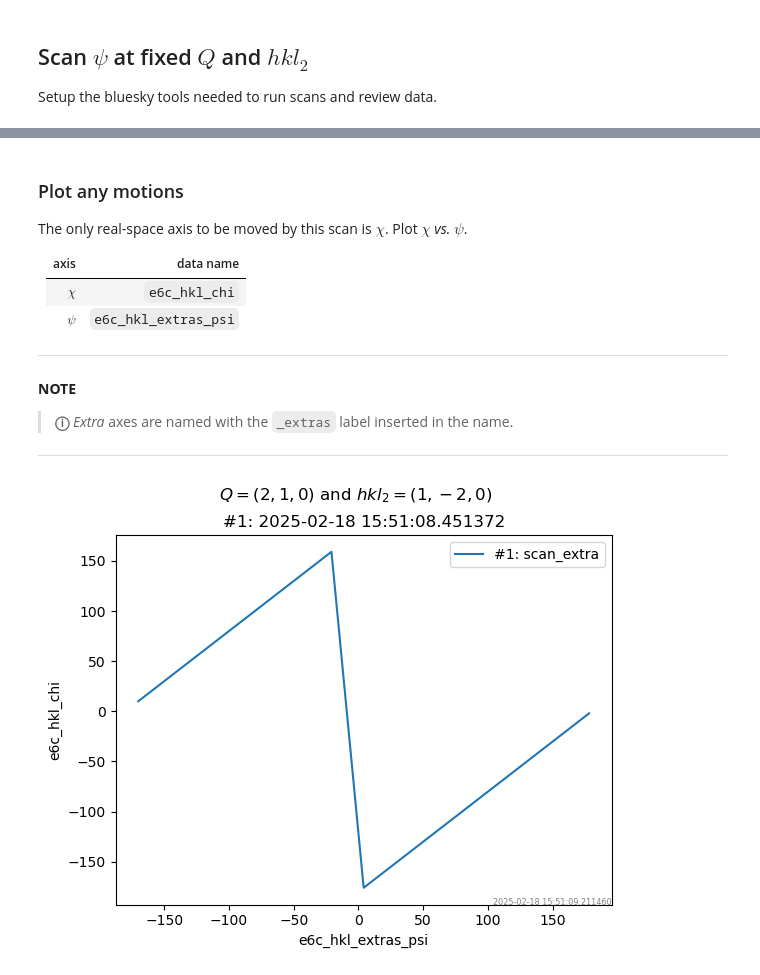
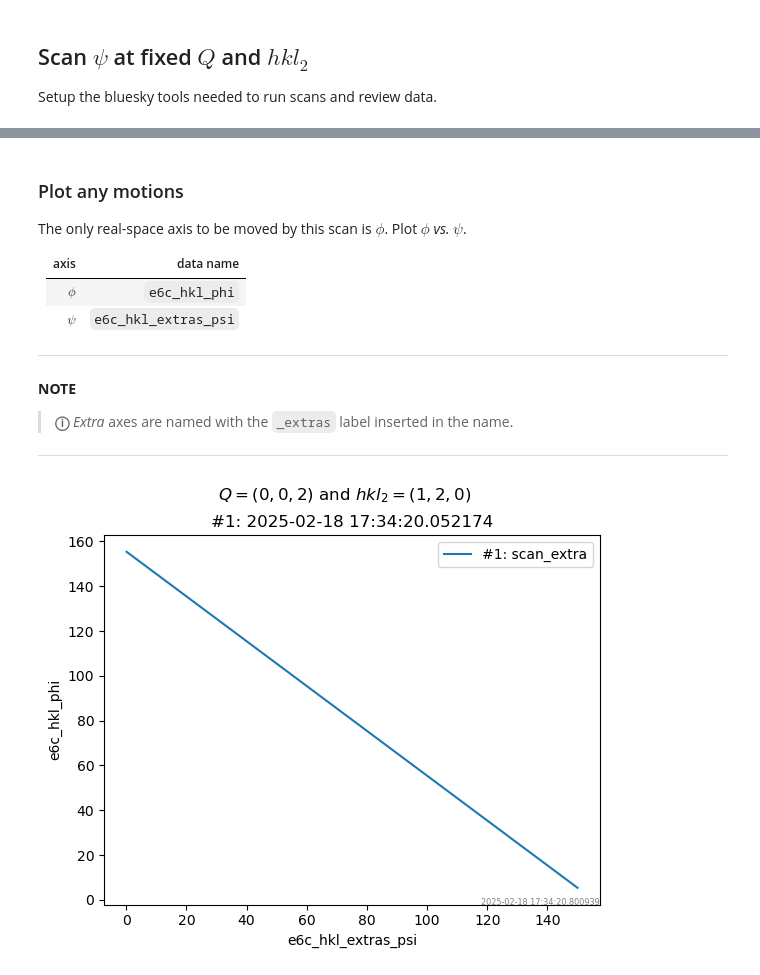
Before and after one commit to prjemian/hklpy2, a Jupyter notebook: docs/source/examples/hkl_soleil-e6c-psi.ipynb, the cells around one changed output, grey strips where cells are left out. Drawn from its saved outputs; the diff is of its cells as text; code cells hidden in the pictures.

```diff
--- a/docs/source/examples/hkl_soleil-e6c-psi.ipynb
+++ b/docs/source/examples/hkl_soleil-e6c-psi.ipynb
@@ -327,15 +392,17 @@ The `e6c_hkl` diffractometer is added as a detector here so that all the
 positioner values will be available for plotting later.
 # %%
 e6c_hkl.operator.solver.mode = "psi_constant_vertical"
-uid, = RE(
+e6c_hkl.operator.constraints["phi"].low_limit = 0
+e6c_hkl.operator.constraints["omega"].low_limit = 0
+(uid,) = RE(
     e6c_hkl.scan_extra(
         [noisy_det, e6c_hkl],
         axis="psi",
-        start=-170,
-        finish=178,
+        start=0.1,
+        finish=150,
         num=15,
-        pseudos=dict(h=2, k=1, l=0),
-        extras=dict(h2=1, k2=-2, l2=0),
+        pseudos=dict(h=0, k=0, l=2),
+        extras=dict(h2=1, k2=2, l2=0),
     ),
 )
 # %% [output]
@@ -359,12 +426,12 @@ generator scan_extra ['a74e0ecb'] (scan num: 1)
 # %% [markdown]
 ### Plot any motions
 
-The only real-space axis to be moved by this scan is $\chi$.  Plot $\chi$ *vs.*
+The only real-space axis to be moved by this scan is $\phi$.  Plot $\phi$ *vs.*
 $\psi$.
 
 axis | data name
 --- | ---
-$\chi$ | `e6c_hkl_chi`
+$\phi$ | `e6c_hkl_phi`
 $\psi$ | `e6c_hkl_extras_psi`
 ---
 
@@ -377,14 +444,14 @@ $\psi$ | `e6c_hkl_extras_psi`
 # %%
 from apstools.utils import plotxy
 
 run = cat[uid]
 
 # Compose a title from current conditions.
 pos = e6c_hkl.full_position(digits=0)
 Q = f"({pos['h']:.0f}, {pos['k']:.0f}, {pos['l']:.0f})"
 hkl2 = f"({pos['h2']:.0f}, {pos['k2']:.0f} ,{pos['l2']:.0f})"
 title = f"$Q={Q}$ and $hkl_2={hkl2}$"
 
-plotxy(run, "e6c_hkl_extras_psi", "e6c_hkl_chi", stats=False, title=title)
+plotxy(run, "e6c_hkl_extras_psi", "e6c_hkl_phi", stats=False, title=title)
 # %% [output]
-[figure, old version]
+[figure, new version]
```
Also changed, not shown: parts of 4 cells of this notebook.
